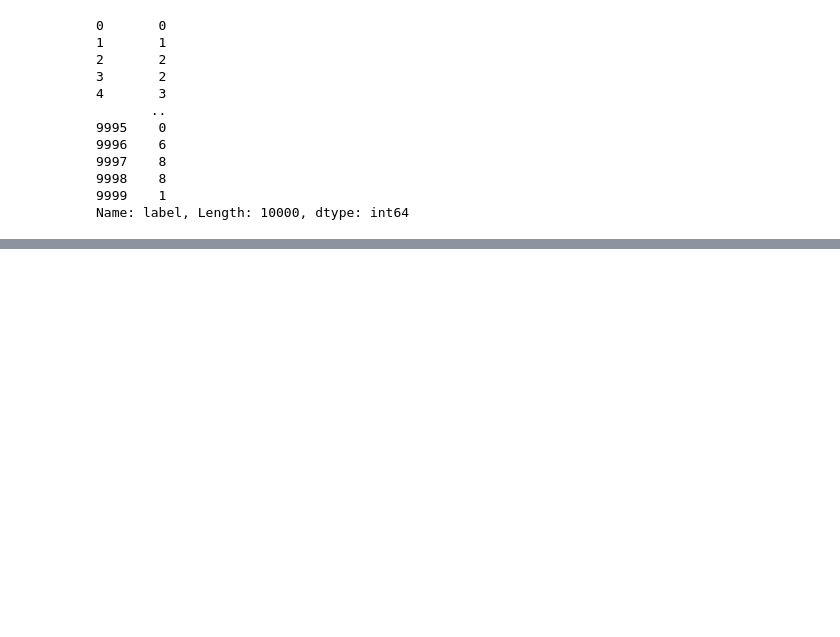
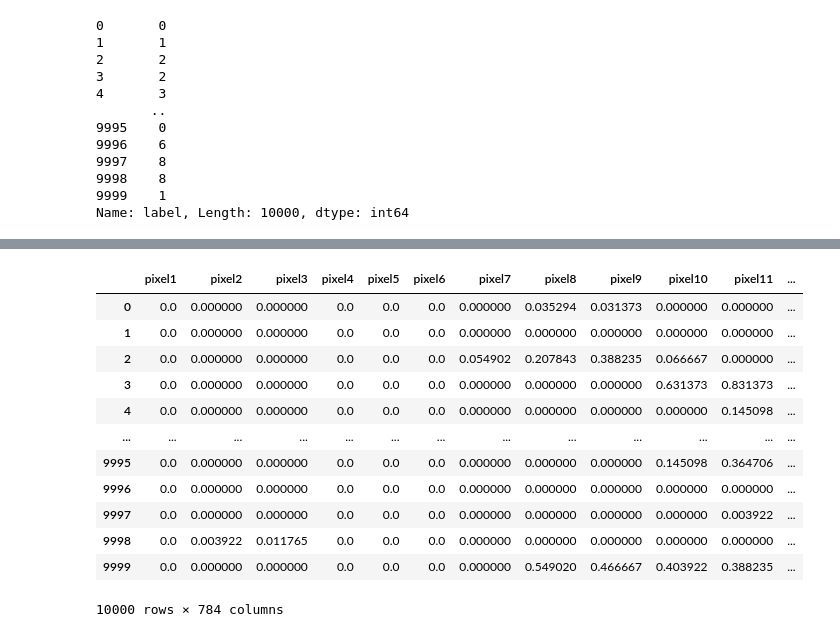
Before and after one commit to kazrkb/ra-prep, a Jupyter notebook: ann.ipynb, the cells around one changed output, grey strips where cells are left out. Drawn from its saved outputs; the diff is of its cells as text; code cells hidden in the pictures; blank space fills up the shorter version.

```diff
--- a/ann.ipynb
+++ b/ann.ipynb
@@ -119,0 +139,16 @@ Name: label, Length: 10000, dtype: int64
+# %%
+X_test
+# %% [output]
+|  | pixel1 | pixel2 | pixel3 | pixel4 | pixel5 | pixel6 | pixel7 | pixel8 | pixel9 | pixel10 | pixel11 | ... |
+| 0 | 0.0 | 0.000000 | 0.000000 | 0.0 | 0.0 | 0.0 | 0.000000 | 0.035294 | 0.031373 | 0.000000 | 0.000000 | ... |
+| 1 | 0.0 | 0.000000 | 0.000000 | 0.0 | 0.0 | 0.0 | 0.000000 | 0.000000 | 0.000000 | 0.000000 | 0.000000 | ... |
+| 2 | 0.0 | 0.000000 | 0.000000 | 0.0 | 0.0 | 0.0 | 0.054902 | 0.207843 | 0.388235 | 0.066667 | 0.000000 | ... |
+| 3 | 0.0 | 0.000000 | 0.000000 | 0.0 | 0.0 | 0.0 | 0.000000 | 0.000000 | 0.000000 | 0.631373 | 0.831373 | ... |
+| 4 | 0.0 | 0.000000 | 0.000000 | 0.0 | 0.0 | 0.0 | 0.000000 | 0.000000 | 0.000000 | 0.000000 | 0.145098 | ... |
+| ... | ... | ... | ... | ... | ... | ... | ... | ... | ... | ... | ... | ... |
+| 9995 | 0.0 | 0.000000 | 0.000000 | 0.0 | 0.0 | 0.0 | 0.000000 | 0.000000 | 0.000000 | 0.145098 | 0.364706 | ... |
+| 9996 | 0.0 | 0.000000 | 0.000000 | 0.0 | 0.0 | 0.0 | 0.000000 | 0.000000 | 0.000000 | 0.000000 | 0.000000 | ... |
+| 9997 | 0.0 | 0.000000 | 0.000000 | 0.0 | 0.0 | 0.0 | 0.000000 | 0.000000 | 0.000000 | 0.000000 | 0.003922 | ... |
+| 9998 | 0.0 | 0.003922 | 0.011765 | 0.0 | 0.0 | 0.0 | 0.000000 | 0.000000 | 0.000000 | 0.000000 | 0.000000 | ... |
+| 9999 | 0.0 | 0.000000 | 0.000000 | 0.0 | 0.0 | 0.0 | 0.000000 | 0.549020 | 0.466667 | 0.403922 | 0.388235 | ... |
+10000 rows × 784 columns
```
Also changed, not shown: parts of 2 cells of this notebook.
